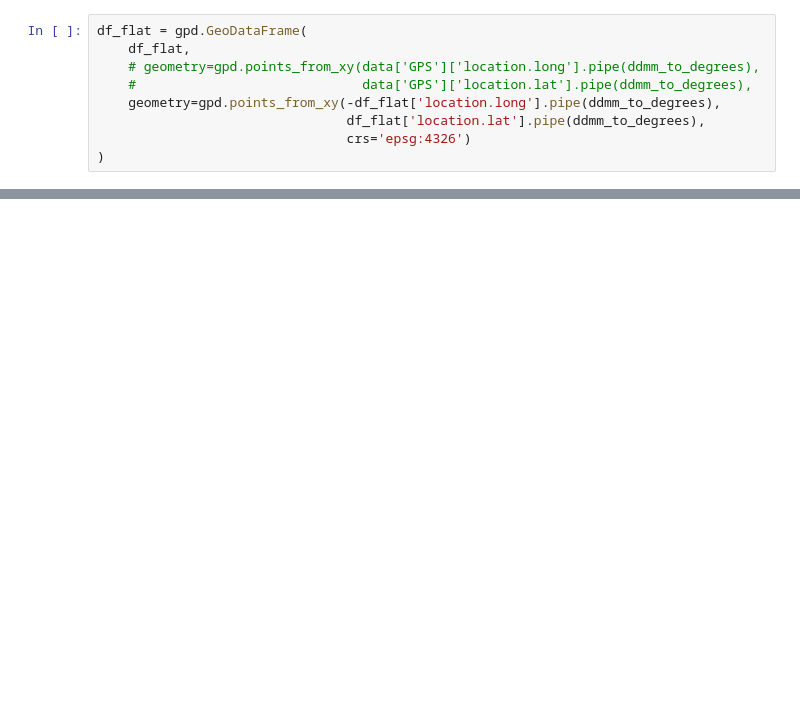
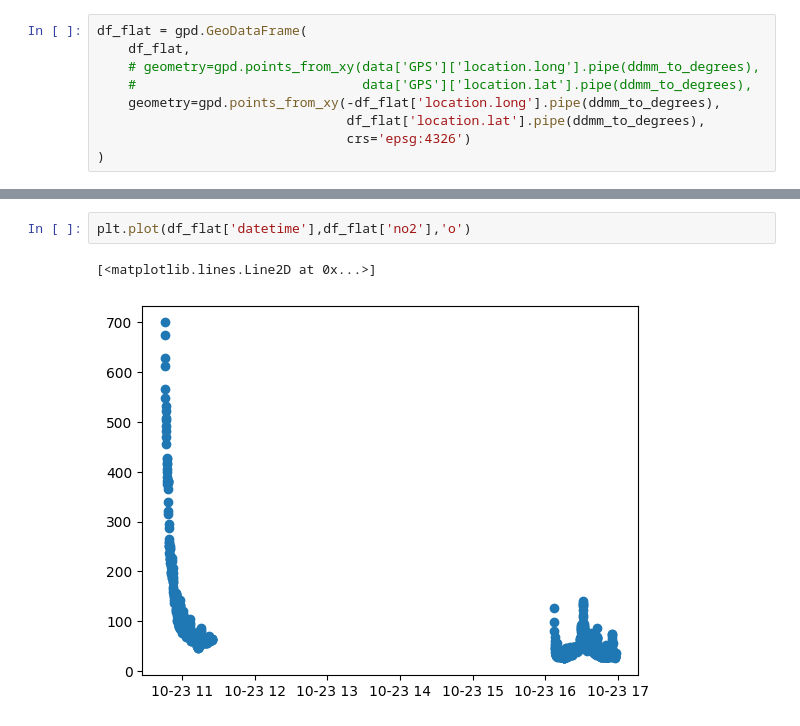
Before and after one commit to samgunner/LocalAir_development, a Jupyter notebook: DecodeAndVisualise-LocalAir-v0.1.ipynb, the cells around one changed output, grey strips where cells are left out. Cells and saved outputs as stored; diff of their text form; blank space fills up the shorter version.

```diff
--- a/DecodeAndVisualise-LocalAir-v0.1.ipynb
+++ b/DecodeAndVisualise-LocalAir-v0.1.ipynb
@@ -282,0 +288,5 @@ plt.scatter(x=df_flat['speed'], y=df_flat['co'])
+# %%
+plt.plot(df_flat['datetime'],df_flat['no2'],'o')
+# %% [output]
+[<matplotlib.lines.Line2D at 0x...>]
+[figure, added]
```
Also changed, not shown: parts of 10 cells of this notebook.
